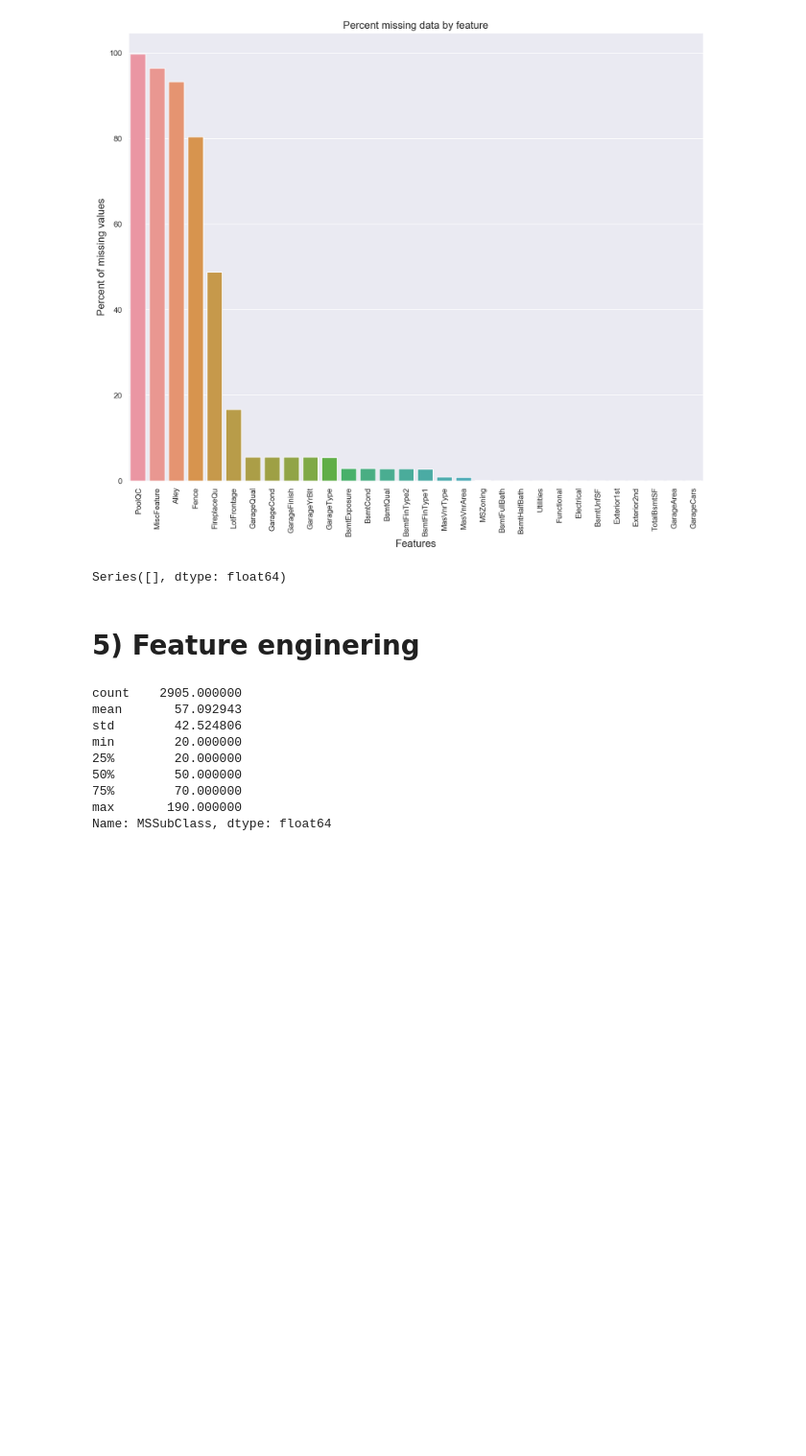
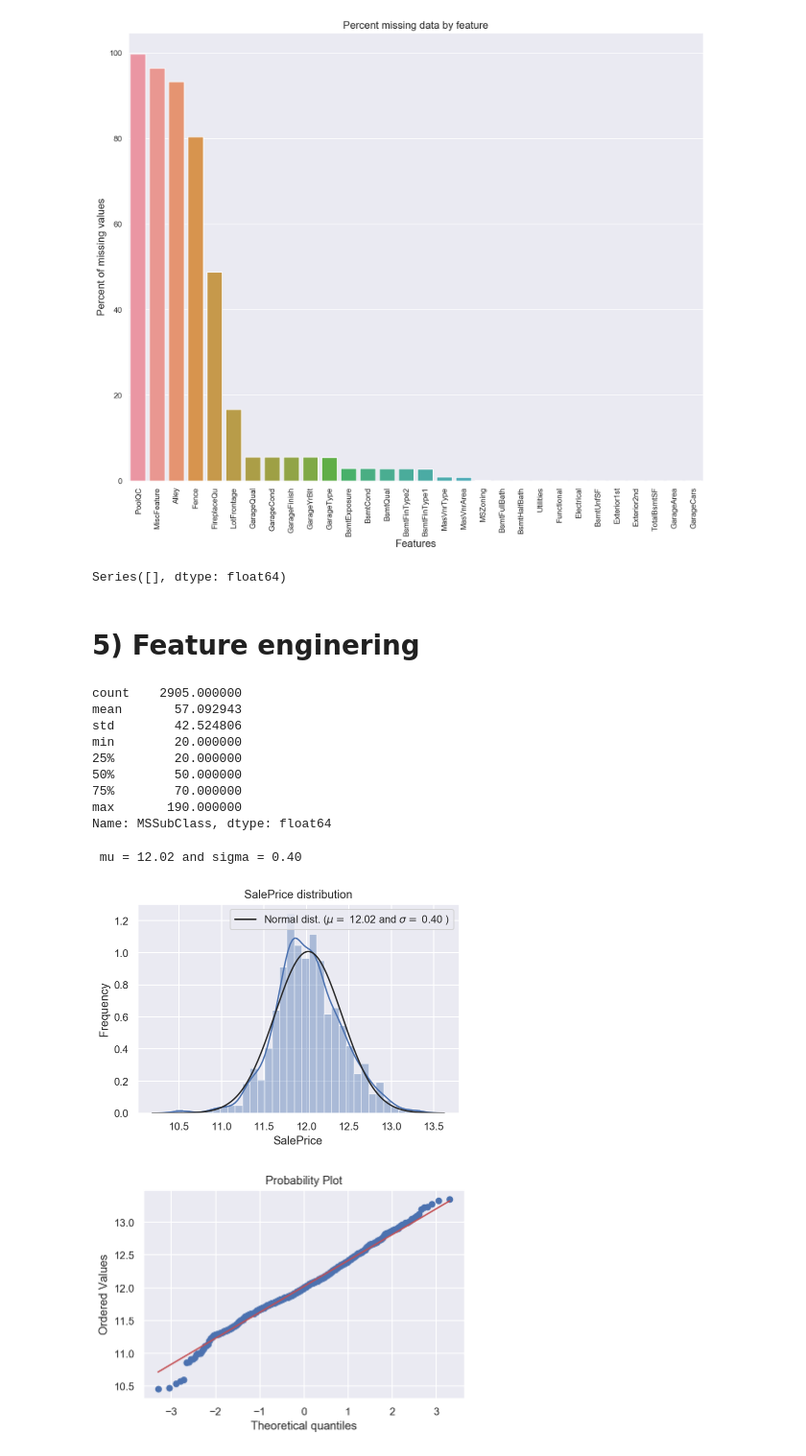
Before and after one commit to kornellewy/kjn_House-Prices-Advanced-Regression-Techniques, a Jupyter notebook: ile za chalupe 2.ipynb, the cells around one changed output. Shown at 96% size. Drawn from its saved outputs; the diff is of its cells as text; code cells hidden in the pictures; blank space fills up the shorter version.

```diff
--- a/ile za chalupe 2.ipynb
+++ b/ile za chalupe 2.ipynb
@@ -418,0 +444,24 @@ all_data['MoSold'] = all_data['MoSold'].astype(str)
+# %%
+# teraz przerabiamy dane by byly bardziej w rozkladzie normalnym
+data_train["SalePrice"] = np.log1p(data_train["SalePrice"])
+# %%
+# sprawdzamy dystrybucje
+sns.distplot(data_train['SalePrice'], fit=norm)
+(mu, sigma) = norm.fit(data_train['SalePrice'])
+(mu, sigma) = norm.fit(data_train['SalePrice'])
+print( '\n mu = {:.2f} and sigma = {:.2f}\n'.format(mu, sigma))
+plt.legend(['Normal dist. ($\mu=$ {:.2f} and $\sigma=$ {:.2f} )'.format(mu, sigma)],
+            loc='best')
+plt.ylabel('Frequency')
+plt.title('SalePrice distribution')
+
+fig = plt.figure()
+res = stats.probplot(data_train['SalePrice'], plot=plt)
+plt.show()
+
+y_train = data_train.SalePrice.values
+# w porowaniu z wykresami z ponktu 2 jest zajebisty rozklad
+# %% [output]
+ mu = 12.02 and sigma = 0.40
+[figure, added]
+[figure, added]
```
Also changed, not shown: parts of 25 cells of this notebook.
